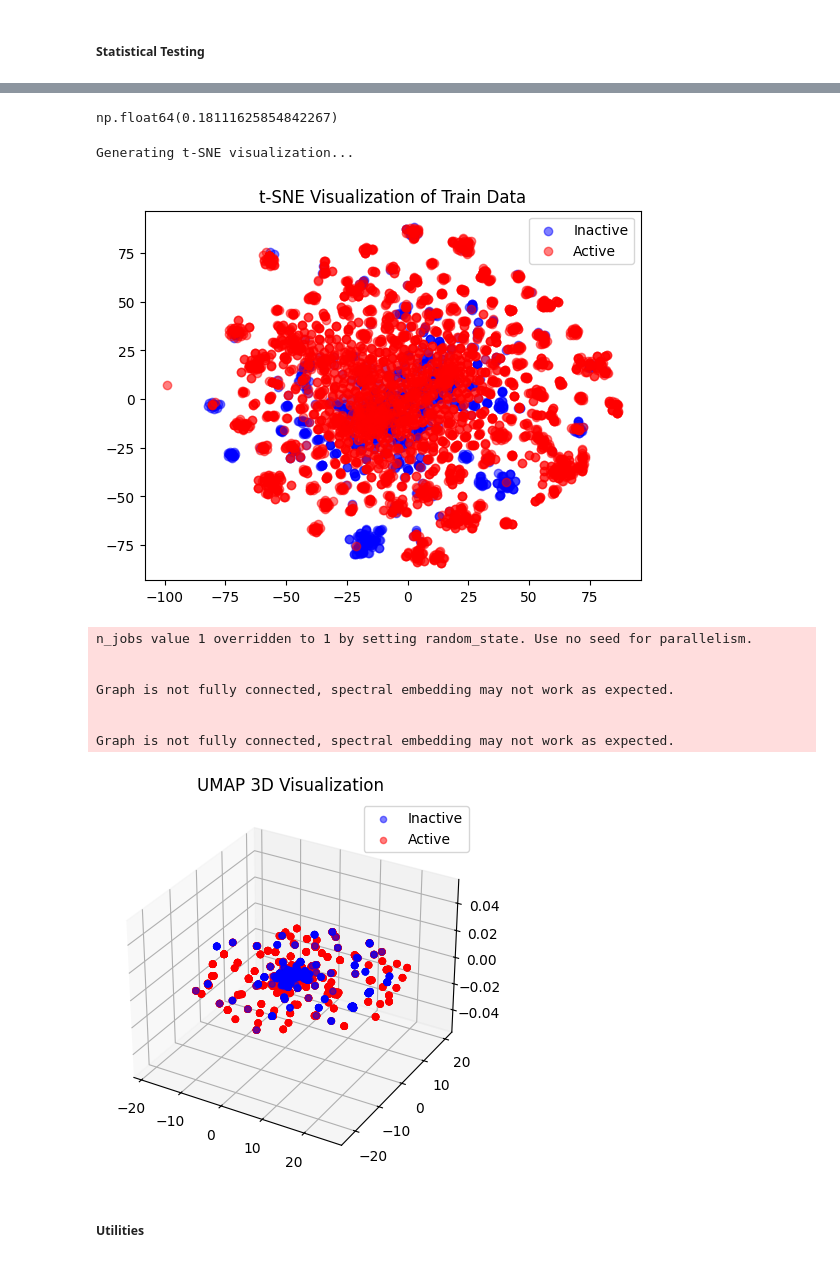
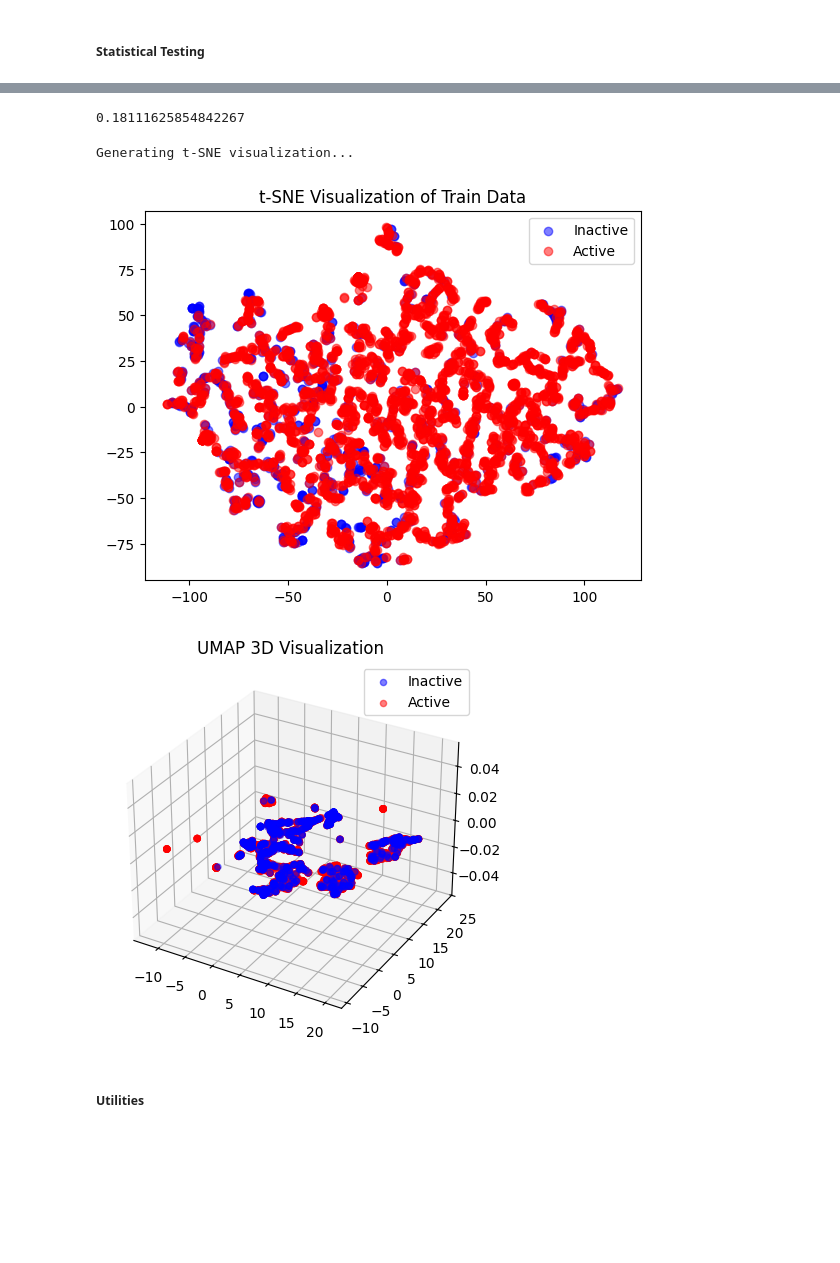
Before and after one commit to Mahamudul-Hasan-Rafi/Canonical-SMILES-BioActivity, a Jupyter notebook: bioactivity_ml.ipynb, the cells around one changed output, grey strips where cells are left out. Drawn from its saved outputs; the diff is of its cells as text; code cells hidden in the pictures; blank space fills up the shorter version.

```diff
--- a/bioactivity_ml.ipynb
+++ b/bioactivity_ml.ipynb
@@ -615,4 +615,4 @@ numerical_cols = ['MW', 'LogP', 'NumHDonors', 'NumHAcceptors']
 # %%
-cleaned_df=pd.read_excel("bioactivity_dataset_cleaned_outliers.xlsx")
+cleaned_df=pd.read_excel("bioactivity_dataset_cleaned_new.xlsx")
 cleaned_df.head(2)
 # %% [output]
@@ -622,5 +622,5 @@ cleaned_df.head(2)
 # %%
-features_df = cleaned_df.drop(['bioactivity_class', 'bioactivity','pIC50'], axis=1)
+features_df = cleaned_df.drop(['bioactivity'], axis=1)
 target_df = cleaned_df['bioactivity']
 # %%
 fig, axes = plt.subplots(nrows=(len(numerical_cols) + 1) // 2, ncols=2, figsize=(14, 2.5 * ((len(numerical_cols) + 1) // 2)))
@@ -659,11 +659,11 @@ for idx, row in features_df.iterrows():
         # Compute bmolecular descriptors
         # molb_weight = Descriptors.MolWt(mol)  # Molecular Weight
         # logp = Descriptors.MolLogP(mol)  # LogP (Lipophilicity)
-        # tpsa = Descriptors.TPSA(mol)  # Topological Polar Surface Area
+        #tpsa = Descriptors.TPSA(mol)  # Topological Polar Surface Area
 
         # Collect features (fingerprint + descriptors)
-        features.append(fingerprint_array + [row['MW'], row['LogP'], row['NumHDonors'],
-                                                row['NumHAcceptors']])
+        features.append(fingerprint_array + [row['MW'], row['LogP'], row['TPSA'], row['NumHDonors'],
+                                                row['NumRotatableBonds'], row['FractionCSP3'], row['RingCount']])
 
 # Convert the features into a pandas DataFrame
 X = pd.DataFrame(features)
@@ -694,17 +694,17 @@ from imblearn.over_sampling import SMOTE
 from imblearn.combine import SMOTETomek
 from sklearn.preprocessing import StandardScaler
 
-X_train, X_temp, y_train, y_temp = train_test_split(X, y, test_size=0.2, random_state=42, stratify=y)
-X_val, X_test, y_val, y_test = train_test_split(X_temp, y_temp, test_size=0.5, random_state=42)
+X_train, X_test, y_train, y_test = train_test_split(X, y, test_size=0.2, stratify=y, random_state=42)
+#X_train, X_val, y_train, y_val = train_test_split(X_train_val, y_train_val, test_size=0.2, random_state=42, stratify=y_train_val)
 #X_train, y_train = SMOTE(random_state=42).fit_resample(X_train, y_train)
 
 # Feature scaling (needed for some base estimators)
 scaler = StandardScaler()
 X_train = scaler.fit_transform(X_train)
-X_val = scaler.transform(X_val)
+#X_val = scaler.transform(X_val)
 X_test = scaler.transform(X_test)
 
 print(X_train.shape, y_train.shape)
-print(X_val.shape, y_val.shape)
+#print(X_val.shape, y_val.shape)
 print(X_test.shape, y_test.shape)
 # %% [output]
@@ -774,21 +802,21 @@ Significant descriptors (p < 0.05): ['MW', 'LogP', 'NumHDonors', 'NumHAcceptors'
 # %%
 y_train[y_train==0].value_counts().sum()/y_train.value_counts().sum()
 # %% [output]
-np.float64(0.18111625854842267)
+0.18111625854842267
 # %%
 from sklearn.manifold import TSNE
 print("Generating t-SNE visualization...")
 # Use all features (embeddings + descriptors) for visualization
-tsne = TSNE(n_components=2, perplexity=30, random_state=42)
+tsne = TSNE(n_components=2, perplexity=10, random_state=42)
 X_tsne = tsne.fit_transform(X_train)
 plt.scatter(X_tsne[y_train == 0, 0], X_tsne[y_train == 0, 1], label="Inactive", alpha=0.5, c='blue')
 plt.scatter(X_tsne[y_train == 1, 0], X_tsne[y_train == 1, 1], label="Active", alpha=0.5, c='red')
 plt.legend()
 plt.title("t-SNE Visualization of Train Data")
 plt.show()
 # %% [output]
 Generating t-SNE visualization...
-[figure, old version]
+[figure, new version]
 # %%
 from umap.umap_ import UMAP
 umap_model = UMAP(n_components=2, n_neighbors=7, min_dist=0.1, random_state=42)
@@ -802,14 +830,7 @@ ax.legend()
 plt.title("UMAP 3D Visualization")
 plt.show()
 # %% [output]
-n_jobs value 1 overridden to 1 by setting random_state. Use no seed for parallelism.
-
-
-Graph is not fully connected, spectral embedding may not work as expected.
-
-
-Graph is not fully connected, spectral embedding may not work as expected.
-[figure, old version]
+[figure, new version]
 # %% [markdown]
 ##### Utilities
 # %%
```
Also changed, not shown: parts of 60 cells of this notebook, 4 other files.
